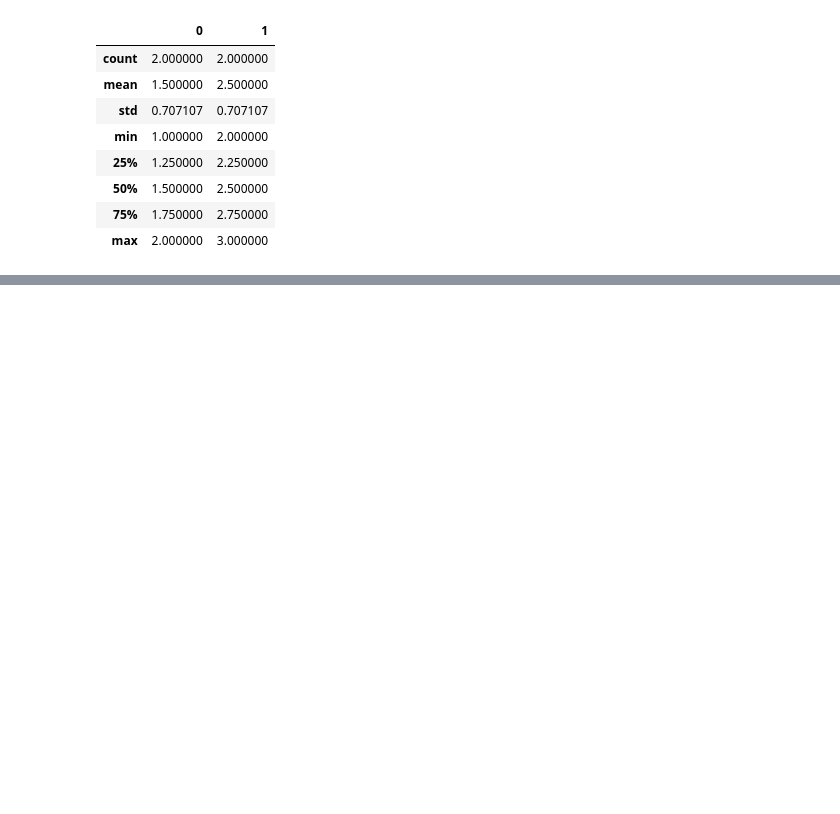
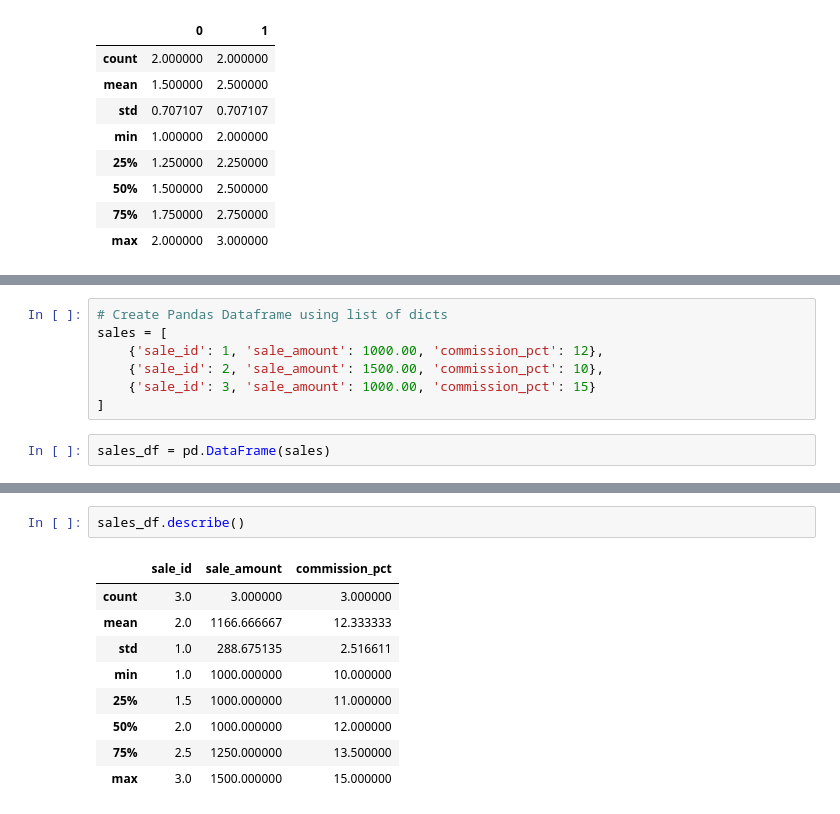
Before and after one commit to itversity/python-for-beginners, a Jupyter notebook: docs/0535 Getting Started with Pandas.ipynb, the cells around one changed output, grey strips where cells are left out. Cells and saved outputs as stored; diff of their text form; blank space fills up the shorter version.

```diff
--- a/docs/0535 Getting Started with Pandas.ipynb
+++ b/docs/0535 Getting Started with Pandas.ipynb
@@ -25,0 +151,9 @@ pd.DataFrame([[1, 2], [2, 3]]).describe()
+# %%
+# Create Pandas Dataframe using list of dicts
+sales = [
+    {'sale_id': 1, 'sale_amount': 1000.00, 'commission_pct': 12},
+    {'sale_id': 2, 'sale_amount': 1500.00, 'commission_pct': 10},
+    {'sale_id': 3, 'sale_amount': 1000.00, 'commission_pct': 15}
+]
+# %%
+sales_df = pd.DataFrame(sales)
@@ -25,0 +180,12 @@ pd.DataFrame([[1, 2], [2, 3]]).describe()
+# %%
+sales_df.describe()
+# %% [output]
+|  | sale_id | sale_amount | commission_pct |
+| count | 3.0 | 3.000000 | 3.000000 |
+| mean | 2.0 | 1166.666667 | 12.333333 |
+| std | 1.0 | 288.675135 | 2.516611 |
+| min | 1.0 | 1000.000000 | 10.000000 |
+| 25% | 1.5 | 1000.000000 | 11.000000 |
+| 50% | 2.0 | 1000.000000 | 12.000000 |
+| 75% | 2.5 | 1250.000000 | 13.500000 |
+| max | 3.0 | 1500.000000 | 15.000000 |
```
Also changed, not shown: parts of 24 cells of this notebook, 2 other files.
